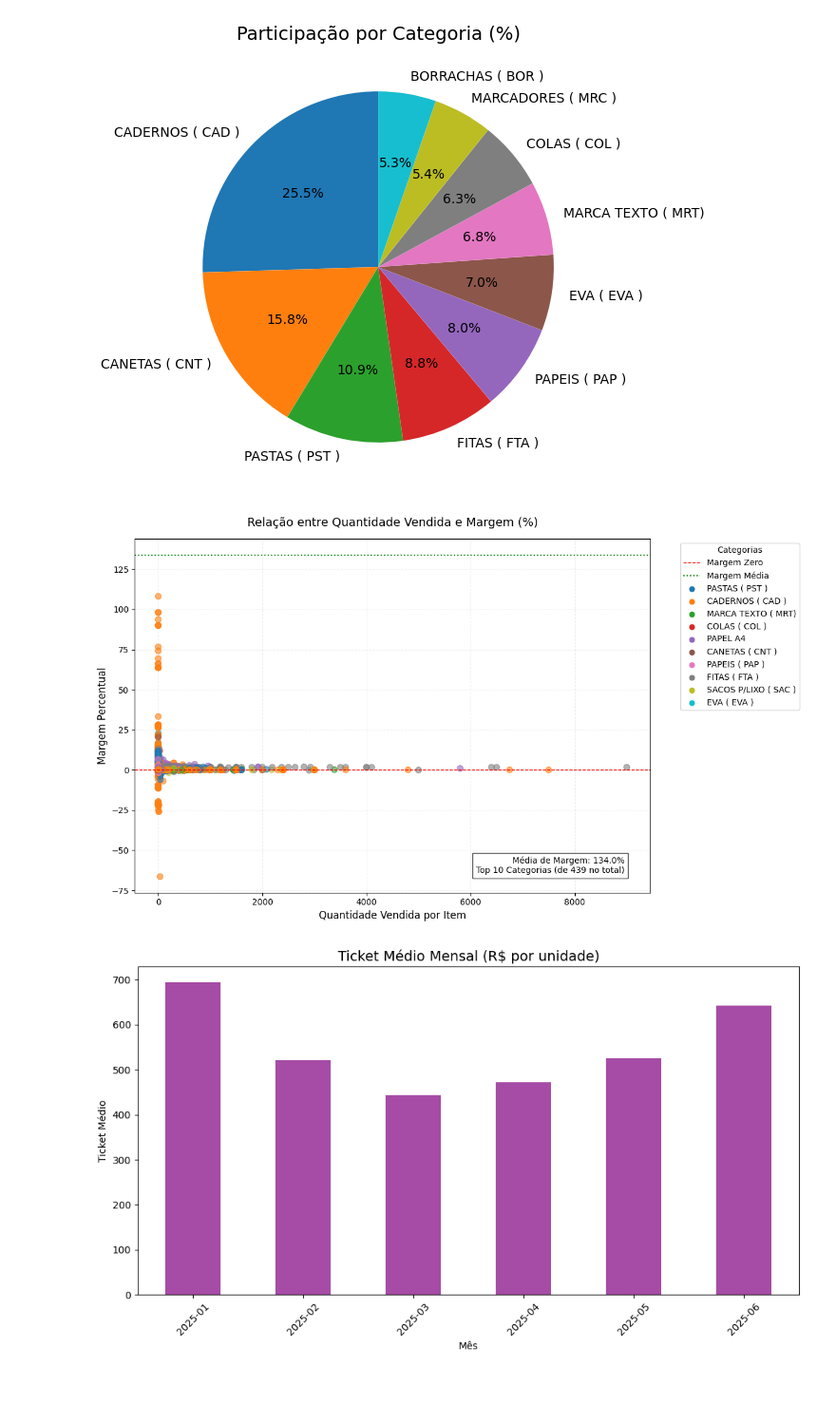
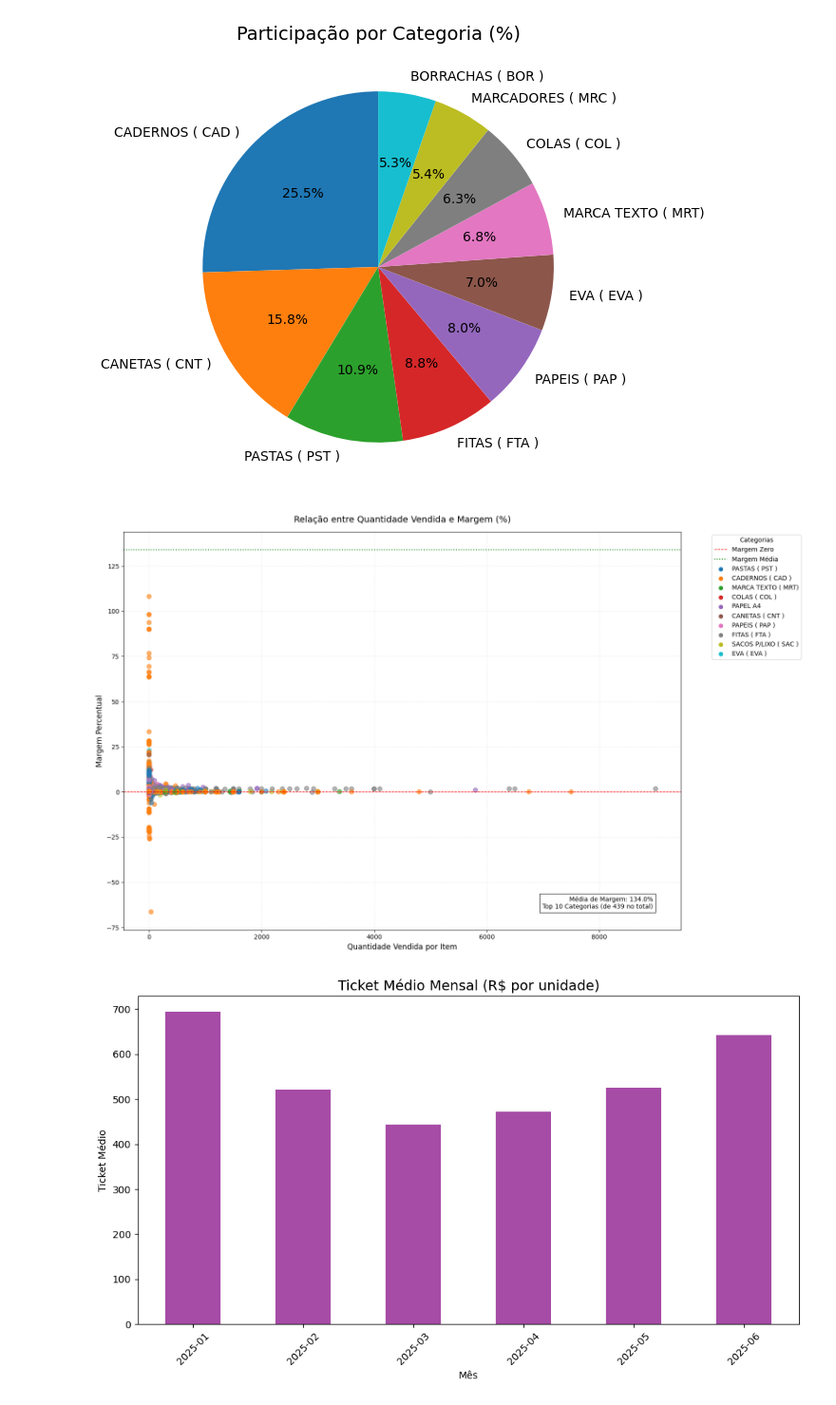
Before and after one commit to PauloQuirinoMN/Sistema-de-Recomendacao-e-Cross-selling, a Jupyter notebook: exploratoria.ipynb, the cells around one changed output. Shown at 95% size. Saved outputs shown, nothing was run; the diff lists cells and outputs as text; code cells hidden in the pictures.

```diff
--- a/exploratoria.ipynb
+++ b/exploratoria.ipynb
@@ -479,7 +479,7 @@ import matplotlib.pyplot as plt
 import numpy as np
 
 # Configurações iniciais
-plt.figure(figsize=(12, 7))
+plt.figure(figsize=(16, 10))
 
 # Filtrar categorias (mostrar apenas as top N para evitar poluição)
 top_categorias = df_vendas_enriquecido['Categoria'].value_counts().nlargest(10).index
@@ -496,34 +496,34 @@ plt.scatter(
 )
 
 # Linhas de referência
 plt.axhline(y=0, color='red', linestyle='--', linewidth=1, label='Margem Zero')
 plt.axhline(y=df_filtrado['Margens'].mean()*100, color='green', linestyle=':', label='Margem Média')
 
 # Títulos e labels
 plt.title('Relação entre Quantidade Vendida e Margem (%)', fontsize=14, pad=15)
 plt.xlabel('Quantidade Vendida por Item', fontsize=12)
 plt.ylabel('Margem Percentual', fontsize=12)
 plt.grid(True, linestyle='--', alpha=0.2)
 
 # Legenda simplificada
 categorias_unicas = df_filtrado['Categoria'].unique()
 for i, categoria in enumerate(categorias_unicas):
     plt.scatter([], [], c=[plt.cm.tab10(i)], label=categoria)  # Marcadores vazios para legenda
 
 plt.legend(title='Categorias', bbox_to_anchor=(1.05, 1), loc='upper left')
 
 # Texto informativo
 plt.text(0.95, 0.05,
          f"Média de Margem: {df_filtrado['Margens'].mean()*100:.1f}%\n"
          f"Top 10 Categorias (de {df_vendas_enriquecido['Categoria'].nunique()} no total)",
          transform=plt.gca().transAxes,
          ha='right', va='bottom',
          bbox=dict(facecolor='white', alpha=0.8))
 
 plt.tight_layout()
 plt.show()
 # %% [output]
-[figure, old version]
+[figure, new version]
 # %%
 df_vendas_enriquecido['Ticket Médio'] = df_vendas_enriquecido['Valor da nota'] / df_vendas_enriquecido['Quantidade do produto']
 ticket_medio_mensal = df_vendas_enriquecido.groupby('Mês')['Ticket Médio'].mean()
```
Also changed, not shown: parts of 15 cells of this notebook.
